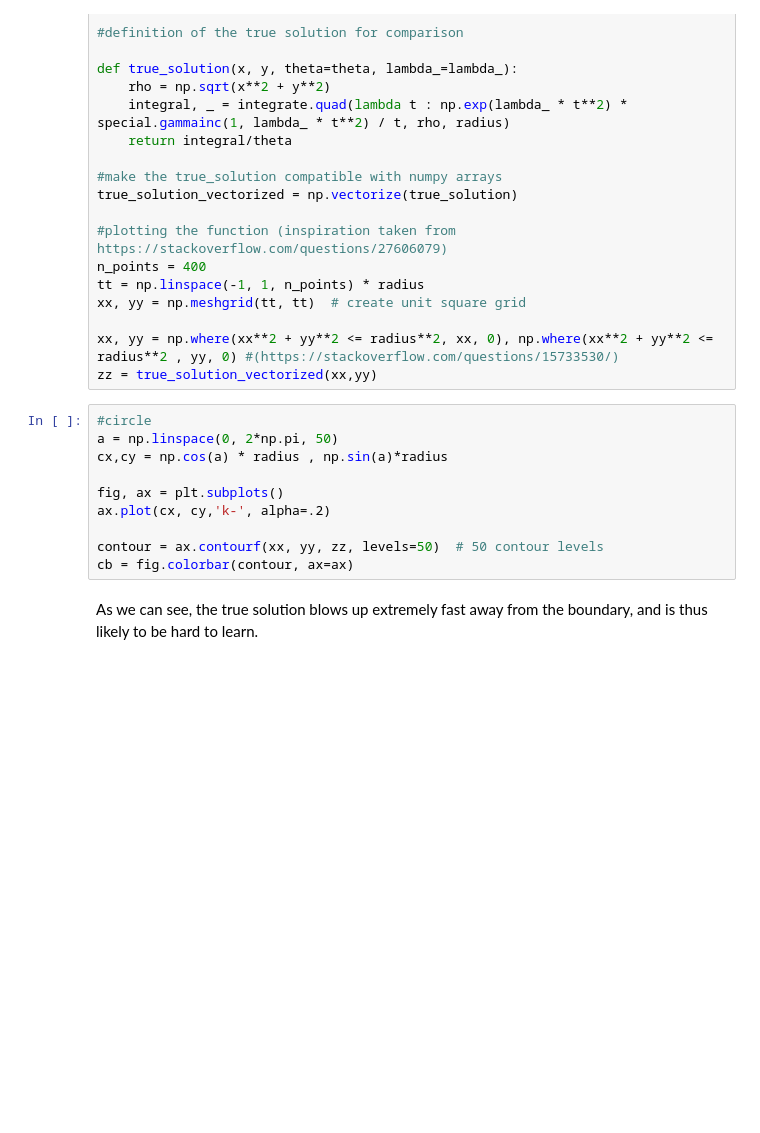
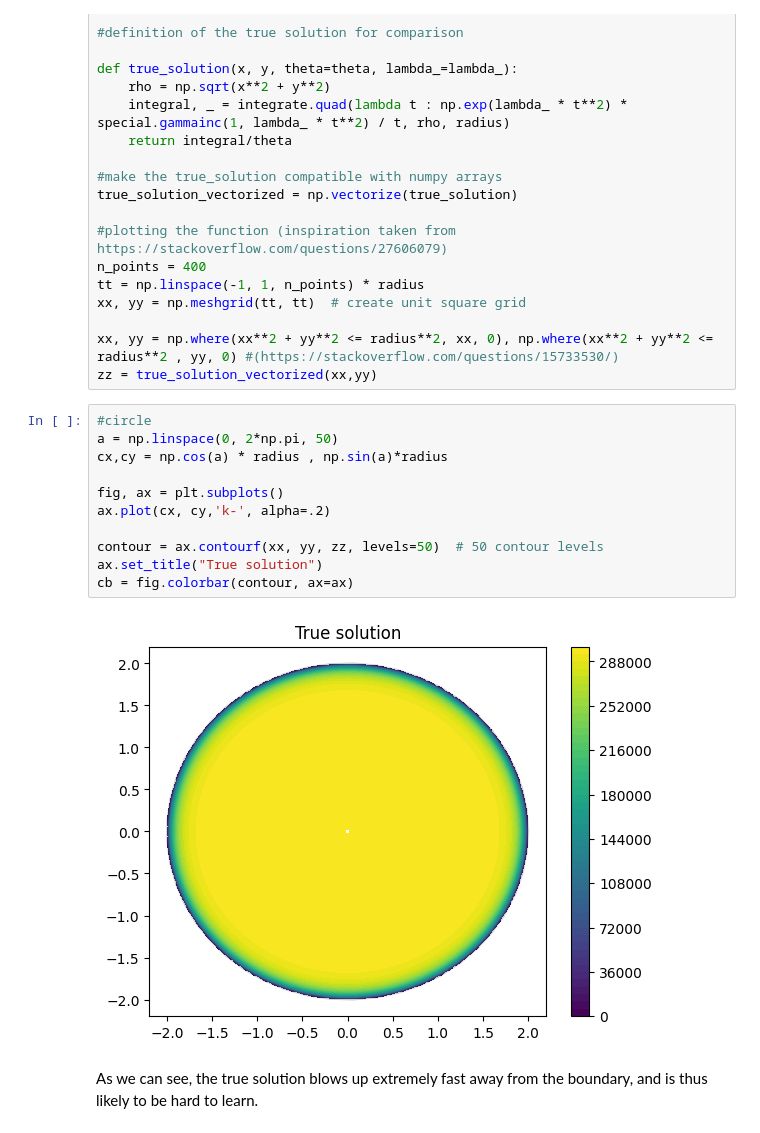
Before and after one commit to StratosFair/Mean_Escape_Time, a Jupyter notebook: OU_process/Models/standard_pinn_training.ipynb, the cells around one changed output. Cells and saved outputs as stored; diff of their text form; blank space fills up the shorter version.

```diff
--- a/OU_process/Models/standard_pinn_training.ipynb
+++ b/OU_process/Models/standard_pinn_training.ipynb
@@ -37,13 +40,16 @@ zz = true_solution_vectorized(xx,yy)
 # %%
 #circle
 a = np.linspace(0, 2*np.pi, 50)
 cx,cy = np.cos(a) * radius , np.sin(a)*radius
 
 fig, ax = plt.subplots()
 ax.plot(cx, cy,'k-', alpha=.2)
 
 contour = ax.contourf(xx, yy, zz, levels=50)  # 50 contour levels
+ax.set_title("True solution")
 cb = fig.colorbar(contour, ax=ax)
+# %% [output]
+[figure, added]
 # %% [markdown]
 As we can see, the true solution blows up extremely fast away from the boundary, and is thus likely to be hard to learn.
 # %%
```
Also changed, not shown: parts of 6 cells of this notebook.
